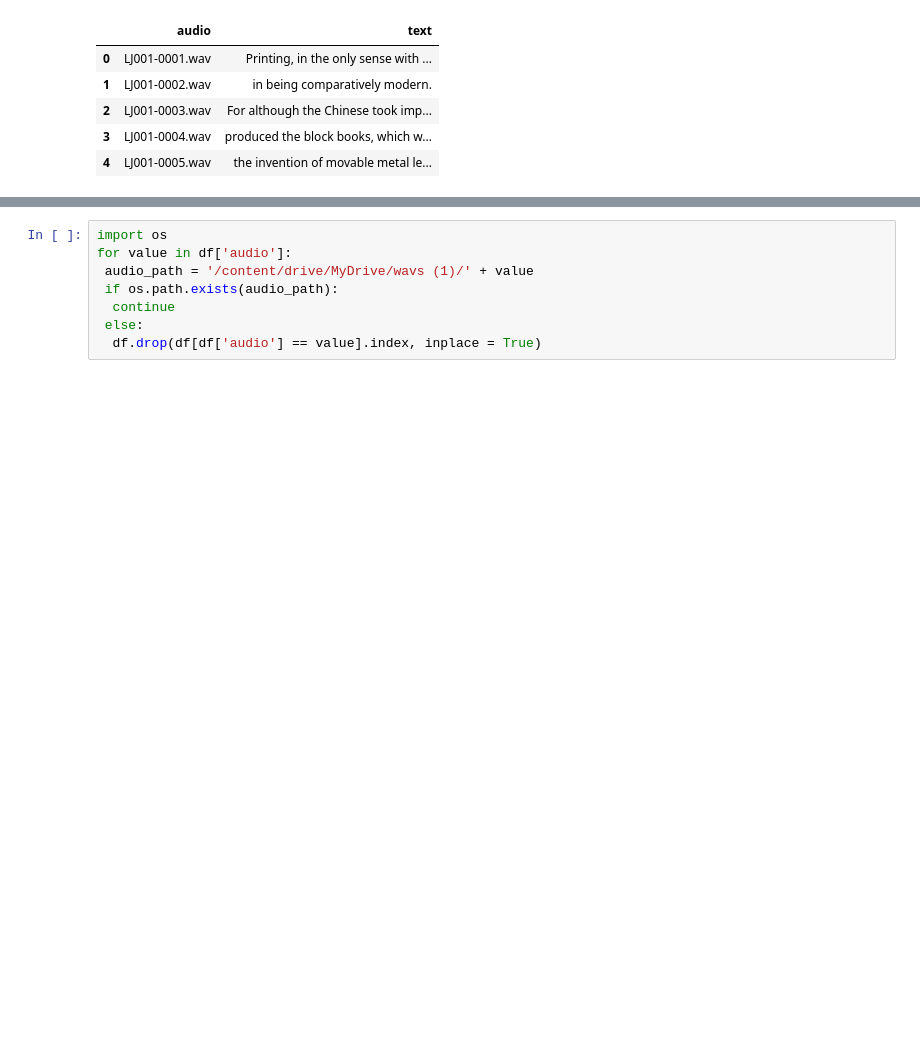
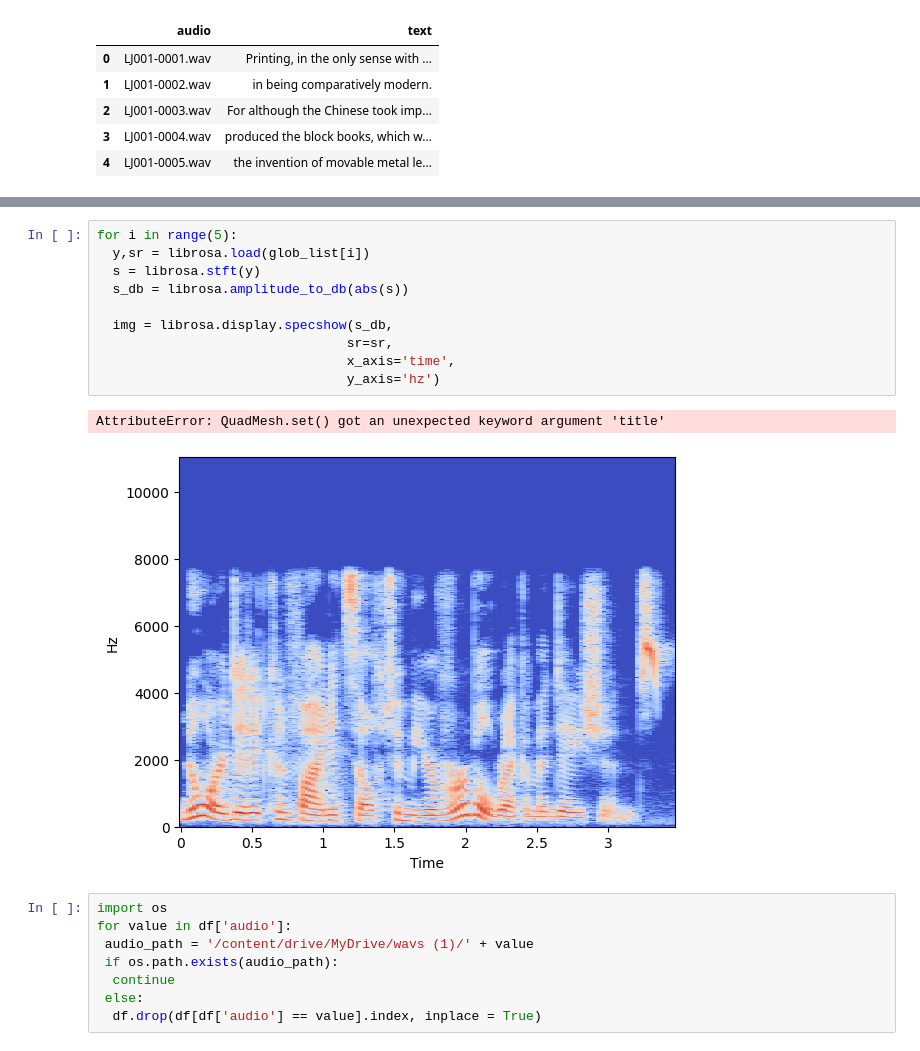
Before and after one commit to Ayushjha02/speech-to-text, a Jupyter notebook: F_speechtoText.ipynb, the cells around one changed output, grey strips where cells are left out. Saved outputs shown, nothing was run; the diff lists cells and outputs as text; blank space fills up the shorter version.

```diff
--- a/F_speechtoText.ipynb
+++ b/F_speechtoText.ipynb
@@ -37,3 +86,16 @@ df.head()
+# %%
+for i in range(5):
+  y,sr = librosa.load(glob_list[i])
+  s = librosa.stft(y)
+  s_db = librosa.amplitude_to_db(abs(s))
+
+  img = librosa.display.specshow(s_db,
+                                sr=sr,
+                                x_axis='time',
+                                y_axis='hz')
+# %% [output]
+AttributeError: QuadMesh.set() got an unexpected keyword argument 'title'
+[figure, added]
 # %%
 import os
 for value in df['audio']:
```
Also changed, not shown: parts of 21 cells of this notebook.
